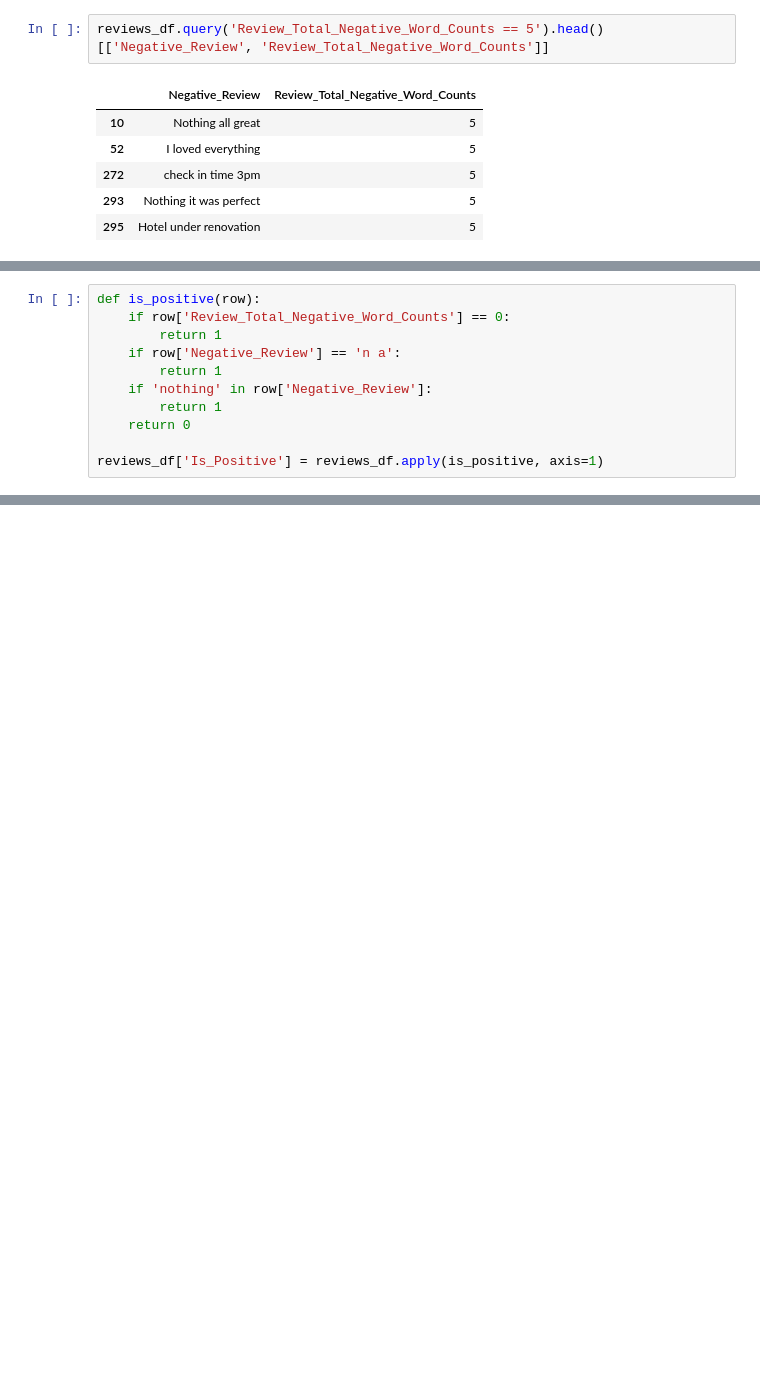
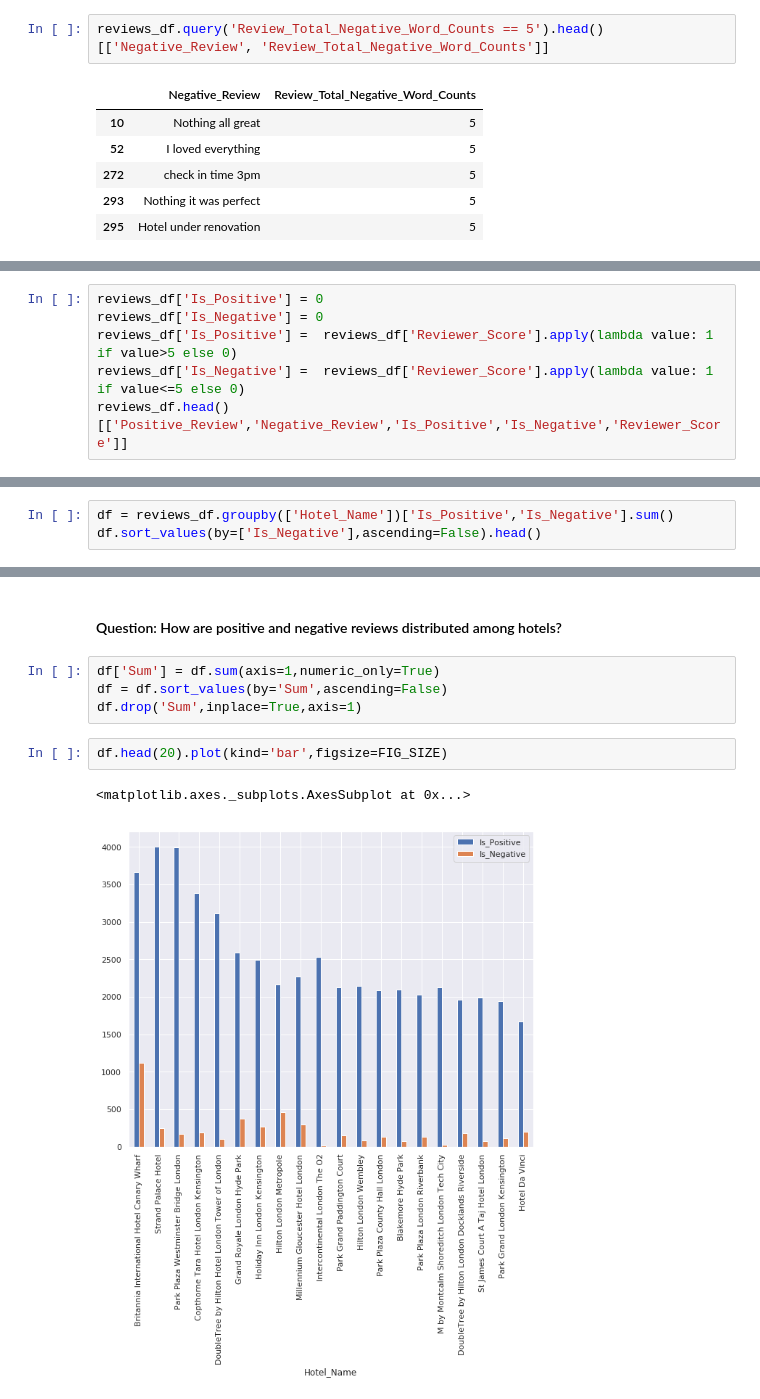
Before and after one commit to LuigiCerone/Hotel-Reviews-Data-Analysis, a Jupyter notebook: Hotel_Reviews_Copia_Lavoro_Giggi.ipynb, the cells around one changed output, grey strips where cells are left out. Drawn from its saved outputs; the diff is of its cells as text; blank space fills up the shorter version.

Commit message:
[add] review classification

```diff
--- a/Hotel_Reviews_Copia_Lavoro_Giggi.ipynb
+++ b/Hotel_Reviews_Copia_Lavoro_Giggi.ipynb
@@ -647,11 +644,0 @@ Name: Negative_Review, dtype: object
-# %%
-def is_positive(row):
-    if row['Review_Total_Negative_Word_Counts'] == 0:
-        return 1
-    if row['Negative_Review'] == 'n a':
-        return 1
-    if 'nothing' in row['Negative_Review']:
-        return 1
-    return 0
-
-reviews_df['Is_Positive'] = reviews_df.apply(is_positive, axis=1)
@@ -684,0 +667,6 @@ reviews_df
+# %%
+reviews_df['Is_Positive'] = 0
+reviews_df['Is_Negative'] = 0
+reviews_df['Is_Positive'] =  reviews_df['Reviewer_Score'].apply(lambda value: 1 if value>5 else 0)
+reviews_df['Is_Negative'] =  reviews_df['Reviewer_Score'].apply(lambda value: 1 if value<=5 else 0)
+reviews_df.head()[['Positive_Review','Negative_Review','Is_Positive','Is_Negative','Reviewer_Score']]
@@ -684,0 +687,3 @@ reviews_df
+# %%
+df = reviews_df.groupby(['Hotel_Name'])['Is_Positive','Is_Negative'].sum()
+df.sort_values(by=['Is_Negative'],ascending=False).head()
@@ -684,0 +698,11 @@ reviews_df
+# %% [markdown]
+#### Question: How are positive and negative reviews distributed among hotels?
+# %%
+df['Sum'] = df.sum(axis=1,numeric_only=True)
+df = df.sort_values(by='Sum',ascending=False)
+df.drop('Sum',inplace=True,axis=1)
+# %%
+df.head(20).plot(kind='bar',figsize=FIG_SIZE)
+# %% [output]
+<matplotlib.axes._subplots.AxesSubplot at 0x...>
+[figure, added]
```
Also changed, not shown: parts of 26 cells of this notebook.
